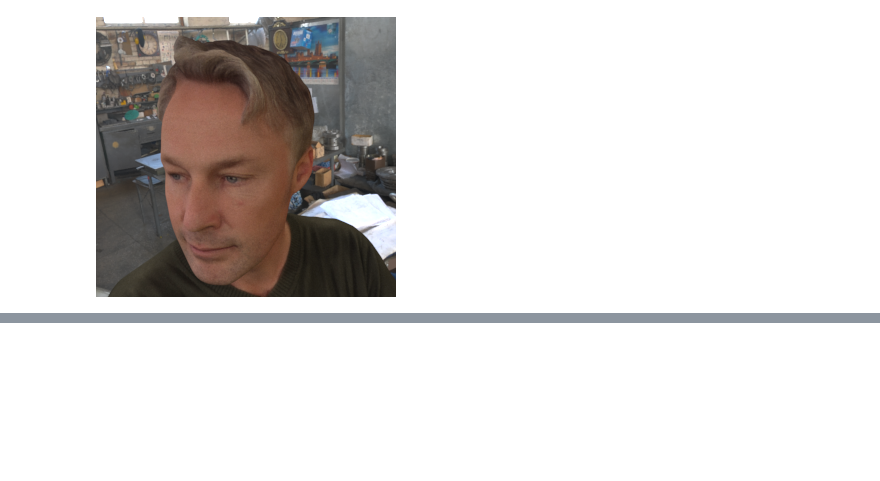
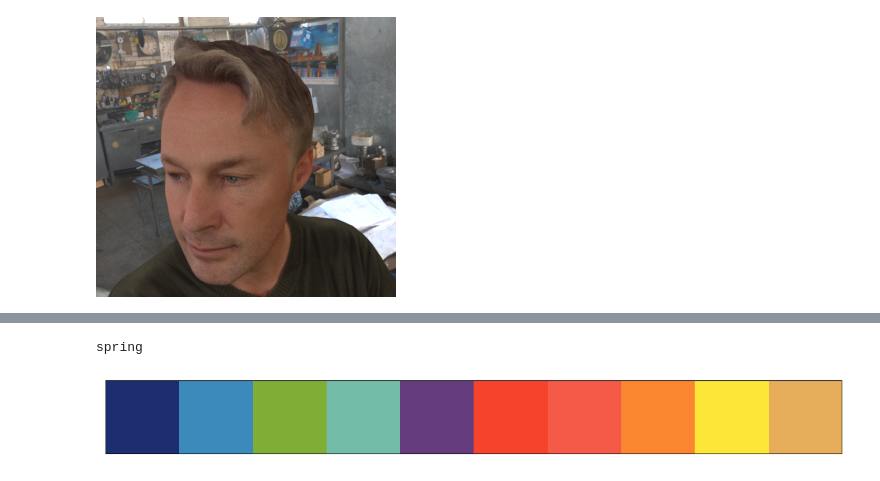
Before and after one commit to mrcmich/deep-seasonal-color-analysis-system, a Jupyter notebook: pipeline_demo.ipynb, the cells around one changed output, grey strips where cells are left out. Saved outputs shown, nothing was run; the diff lists cells and outputs as text; code cells hidden in the pictures; blank space fills up the shorter version.

```diff
--- a/pipeline_demo.ipynb
+++ b/pipeline_demo.ipynb
@@ -56,0 +69,10 @@ input
+# %%
+# executing pipeline: sf -> upcf
+user_palette = pl.execute(input)
+# %%
+# # showing output of pipeline: sf -> upcf
+print(user_palette.description())
+user_palette.plot(tile_size=15)
+# %% [output]
+spring
+[figure, added]
```
Also changed, not shown: parts of 8 cells of this notebook.
